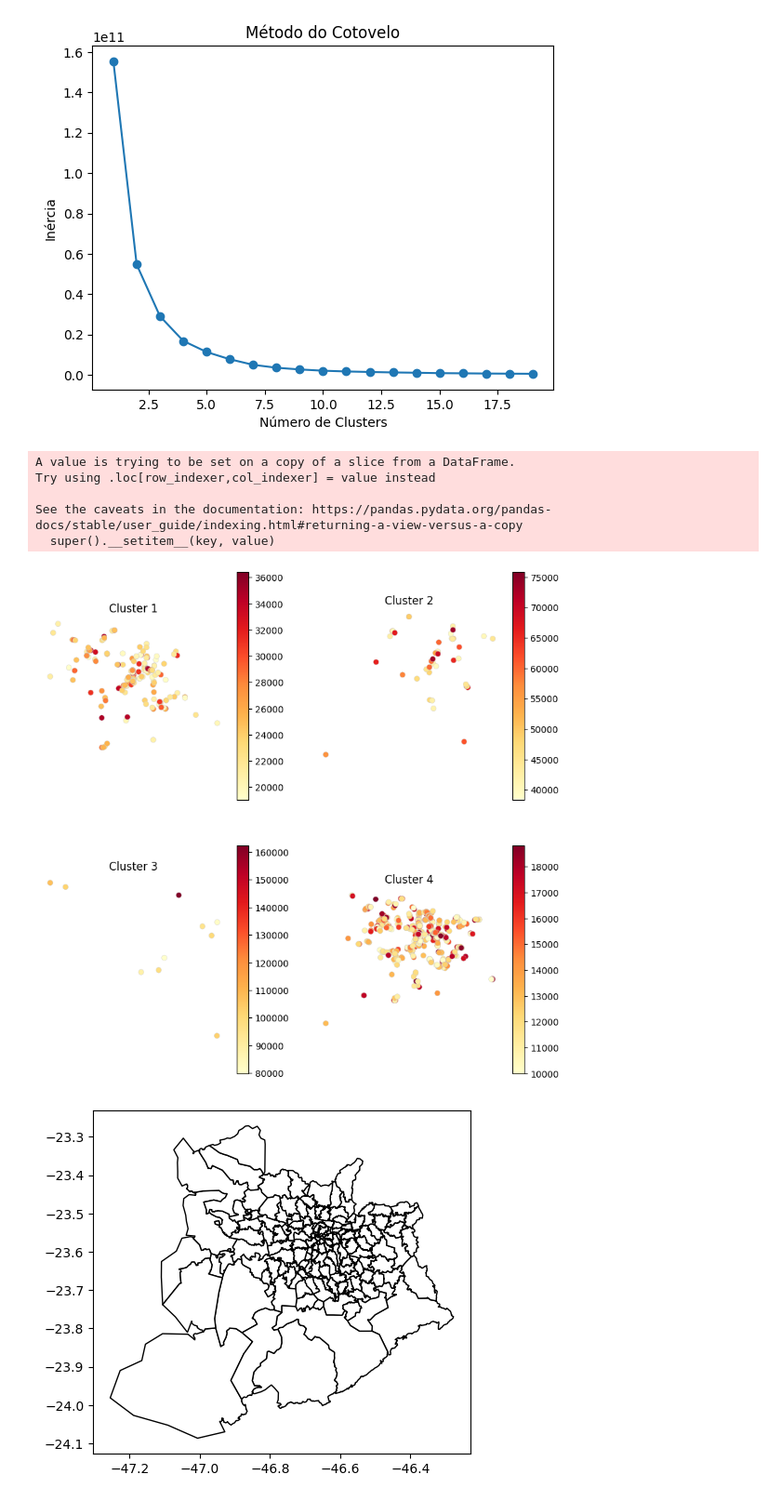
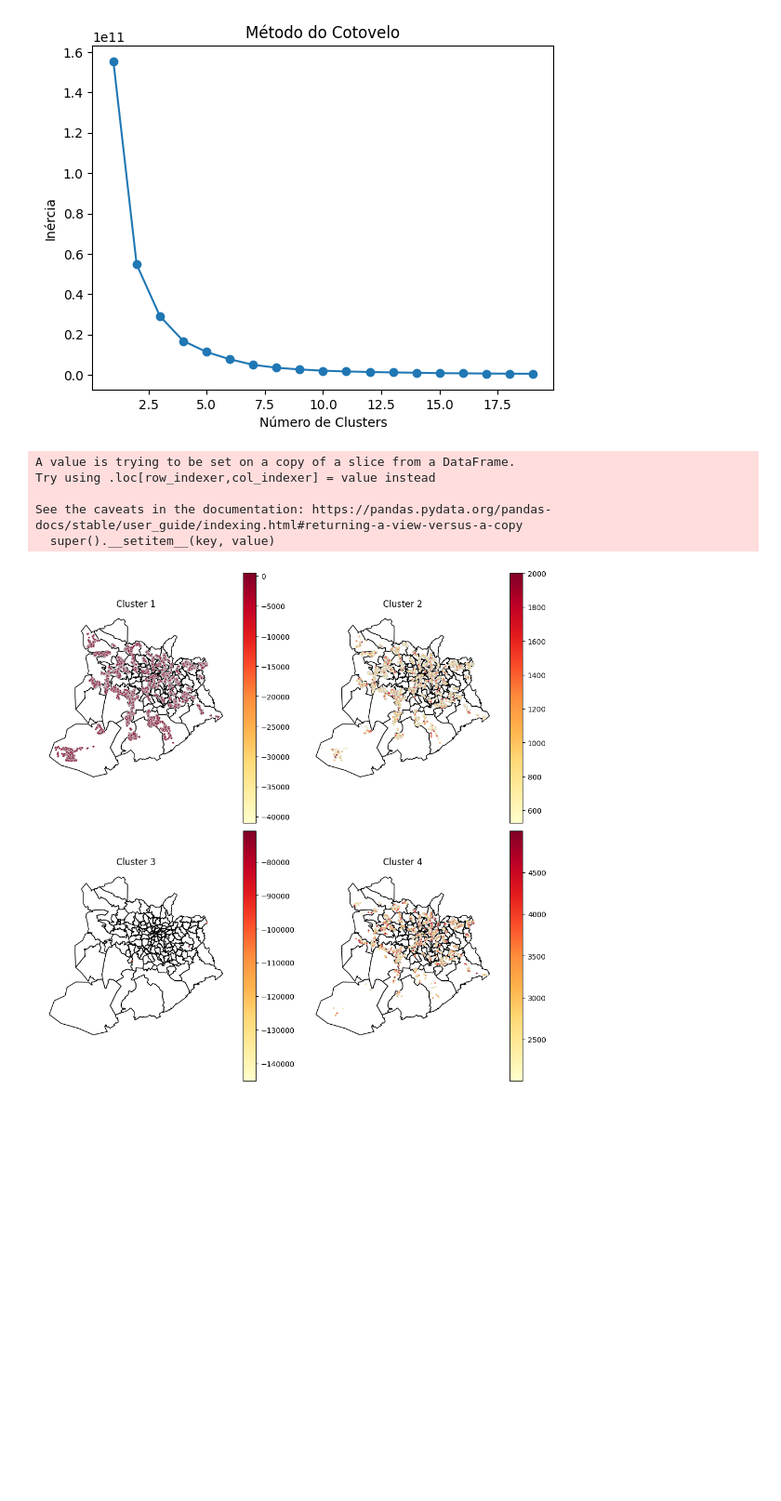
Before and after one commit to joaovalves1104/CEAMAZON-ENEL, a Jupyter notebook: load_thermic_map.ipynb, the cells around one changed output. Shown: that part at 93% size. Drawn from its saved outputs; the diff is of its cells as text; code cells hidden in the pictures; blank space fills up the shorter version.

Commit message:
mapa+clusters

```diff
--- a/load_thermic_map.ipynb
+++ b/load_thermic_map.ipynb
@@ -46,7 +47,7 @@ enel_sp.plot(color="white", edgecolor="black")
 <Axes: >
 [figure]
 # %%
-ucbt_01 = gpd.read_file(r"H:\Meu Drive\Mestrado\ENEL\BDGD_ENEL_2023\UCBT_01.shp")
+ucbt_01 = gpd.read_file(r"H:\Meu Drive\Mestrado\ENEL\BDGD_ENEL_2023\UCBT_01.shp", )
 # %%
-ucbt_01_filtrada = ucbt_01[(ucbt_01["ENE_01"] >= 10000)]
+ucbt_01_filtrada = ucbt_01[(ucbt_01["ENE_01"] < 5000)]
 # %%
@@ -70,26 +68,26 @@ plt.show()
 # %%
 # Escolha o número ótimo de clusters visualmente, por exemplo, 4
 optimal_clusters = 4
 
 # Dividir em clusters usando o número ótimo
 kmeans = KMeans(n_clusters=optimal_clusters, n_init=10, random_state=0).fit(ucbt_01_filtrada[['ENE_01']])
 ucbt_01_filtrada['cluster'] = kmeans.labels_
 
 fig, axes = plt.subplots(2, 2, figsize=(10, 10)) # Ajuste de acordo com o número ótimo
 
 for i, ax in enumerate(axes.flatten()):
-    ucbt_01_filtrada[ucbt_01_filtrada['cluster'] == i].plot(ax=ax, column="ENE_01", cmap="YlOrRd", linewidth=0.3, edgecolor="0.8", legend=True)
-    enel_sp.plot(color="white", edgecolor="black")
+    enel_sp.plot(ax=ax, color="white", edgecolor="black") # Plotando o mapa primeiro
+    ucbt_01_filtrada[ucbt_01_filtrada['cluster'] == i].plot(ax=ax, column="ENE_01", cmap="YlOrRd", markersize=5, linewidth=0.3, edgecolor="0.8", legend=True)
     ax.set_title(f'Cluster {i+1}')
     ax.axis('off') # Para remover os eixos
 
 plt.tight_layout()
+plt.savefig("clusters.svg", format="svg")
 plt.show()
 # %% [output]
 A value is trying to be set on a copy of a slice from a DataFrame.
 Try using .loc[row_indexer,col_indexer] = value instead
 
 See the caveats in the documentation: https://pandas.pydata.org/pandas-docs/stable/user_guide/indexing.html#returning-a-view-versus-a-copy
   super().__setitem__(key, value)
-[figure, old version]
+[figure, new version]
-[figure, removed]
```
Also changed, not shown: parts of 3 cells of this notebook, 7 other files.
